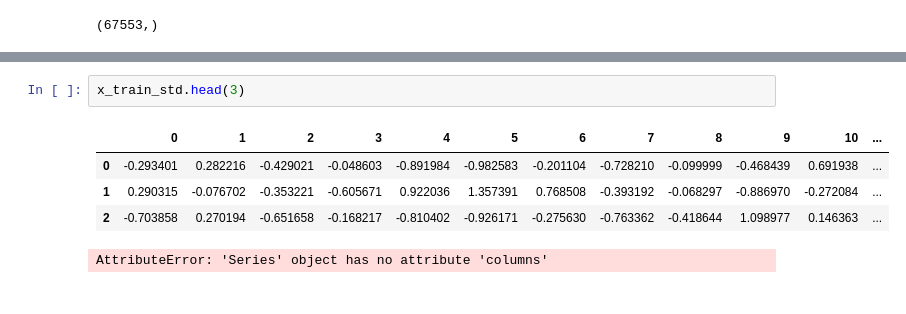
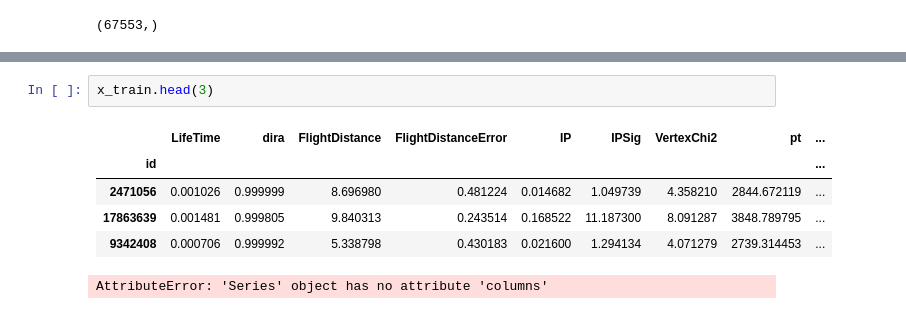
Before and after one commit to wladyslaws/flavours-of-physics-start, a Jupyter notebook: baseline.ipynb, the cells around one changed output, grey strips where cells are left out. Saved outputs shown, nothing was run; the diff lists cells and outputs as text.

```diff
--- a/baseline.ipynb
+++ b/baseline.ipynb
@@ -119,10 +138,11 @@ y_train.shape
 # %%
-x_train_std.head(3)
+x_train.head(3)
 # %% [output]
-|  | 0 | 1 | 2 | 3 | 4 | 5 | 6 | 7 | 8 | 9 | 10 | ... |
-| 0 | -0.293401 | 0.282216 | -0.429021 | -0.048603 | -0.891984 | -0.982583 | -0.201104 | -0.728210 | -0.099999 | -0.468439 | 0.691938 | ... |
-| 1 | 0.290315 | -0.076702 | -0.353221 | -0.605671 | 0.922036 | 1.357391 | 0.768508 | -0.393192 | -0.068297 | -0.886970 | -0.272084 | ... |
-| 2 | -0.703858 | 0.270194 | -0.651658 | -0.168217 | -0.810402 | -0.926171 | -0.275630 | -0.763362 | -0.418644 | 1.098977 | 0.146363 | ... |
+|  | LifeTime | dira | FlightDistance | FlightDistanceError | IP | IPSig | VertexChi2 | pt | ... |
+| id |  |  |  |  |  |  |  |  | ... |
+| 2471056 | 0.001026 | 0.999999 | 8.696980 | 0.481224 | 0.014682 | 1.049739 | 4.358210 | 2844.672119 | ... |
+| 17863639 | 0.001481 | 0.999805 | 9.840313 | 0.243514 | 0.168522 | 11.187300 | 8.091287 | 3848.789795 | ... |
+| 9342408 | 0.000706 | 0.999992 | 5.338798 | 0.430183 | 0.021600 | 1.294134 | 4.071279 | 2739.314453 | ... |
 # %%
 # %% [output]
 AttributeError: 'Series' object has no attribute 'columns'
```
Also changed, not shown: parts of 13 cells of this notebook.
